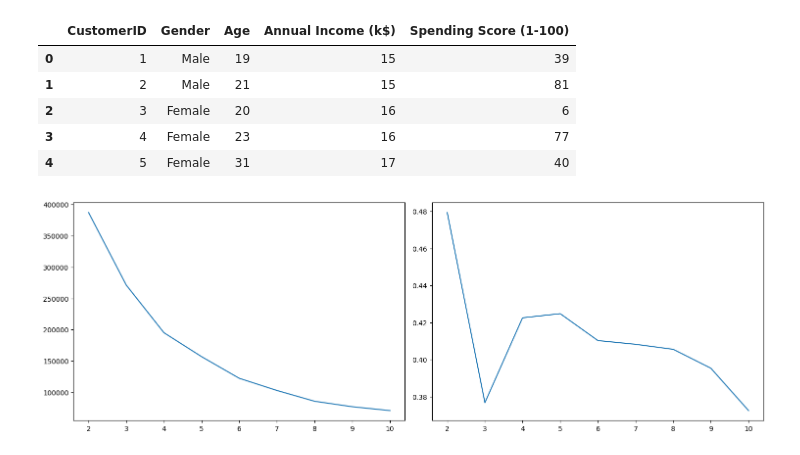
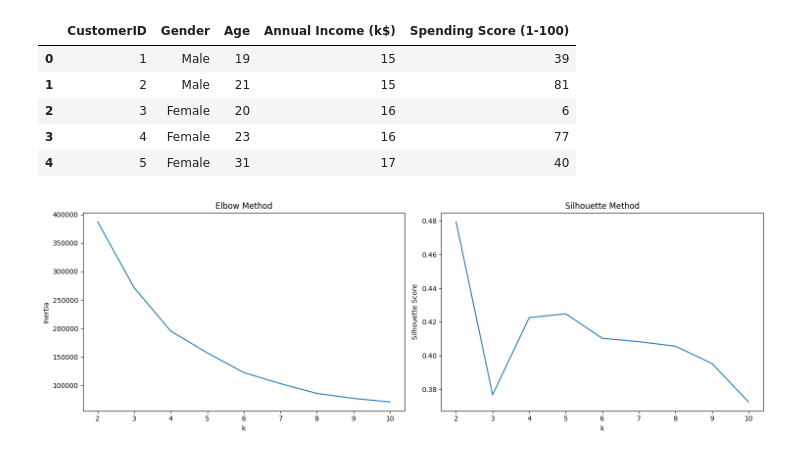
Before and after one commit to Felandim/PortfolioProjetos, a Jupyter notebook: 2 Segmentação de clientes/notebook/projeto_supermercado_02_clustering.ipynb, the cells around one changed output. Saved outputs shown, nothing was run; the diff lists cells and outputs as text; code cells hidden in the pictures.

```diff
--- a/2 Segmentação de clientes/notebook/projeto_supermercado_02_clustering.ipynb
+++ b/2 Segmentação de clientes/notebook/projeto_supermercado_02_clustering.ipynb
@@ -18,32 +18,35 @@ import matplotlib.pyplot as plt
 import seaborn as sns
 from sklearn.cluster import KMeans
 from sklearn.metrics import silhouette_score
 
 fig, axs = plt.subplots(nrows = 1, ncols = 2, figsize=(15, 5), tight_layout=True)
 
 elbow = {}
 silhouette = []
 
 RANDOM_STATE = 42
 k_range = range(2, 11)
 
-x = df.drop('Gender', axis=1)
+X = df.drop('Gender', axis=1)
 
 for i in k_range:
     kmeans = KMeans(n_clusters=i, random_state=RANDOM_STATE, n_init=10)
     kmeans.fit(x)
     elbow[i] = kmeans.inertia_
 
     labels = kmeans.labels_
     silhouette.append(silhouette_score(x, labels))
 
 sns.lineplot(x=list(elbow.keys()), y=list(elbow.values()), ax=axs[0])
 axs[0].set_xlabel('k')
 axs[0].set_ylabel('Inertia')
 axs[0].set_title('Elbow Method')
 
 sns.lineplot(x=list(k_range), y=silhouette, ax=axs[1])
+axs[1].set_xlabel('k')
+axs[1].set_ylabel('Silhouette Score')
+axs[1].set_title('Silhouette Method')
 
 plt.show()
 # %% [output]
-[figure, old version]
+[figure, new version]
```
Also changed, not shown: parts of 3 cells of this notebook, 3 other files.
